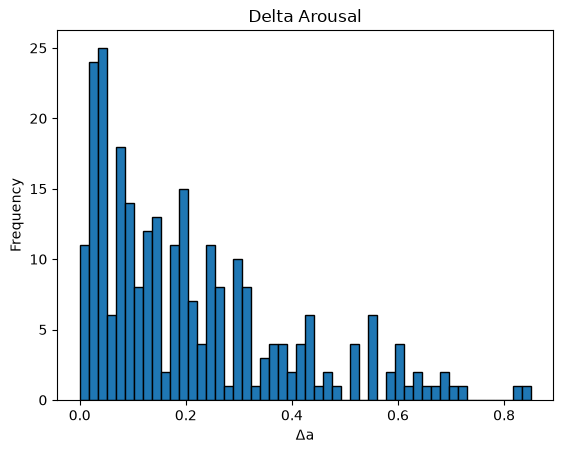
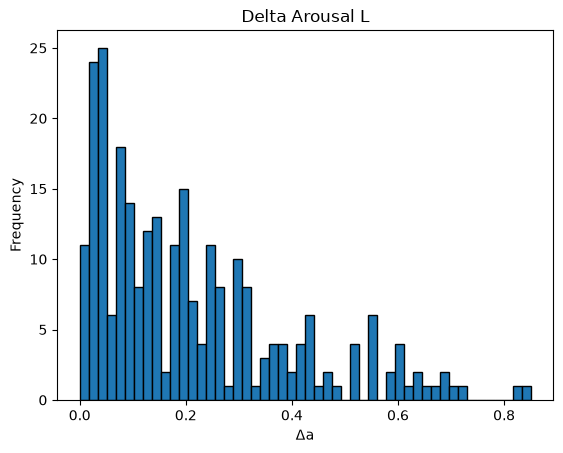
The change to this notebook cell's code, shown as a diff; its figure went from the first image to the second:
--- before
+++ after
@@ -4,7 +4,5 @@
 
 # 設定
-q = 95
 sp = "L"
-f = "a"
 
 # 入力ファイル
@@ -16,5 +14,5 @@
 # ヒストグラム
 plt.hist(df["delta_arousal"], bins=50, edgecolor="black")
-plt.title("Delta Arousal")
+plt.title("Delta Arousal L")
 plt.xlabel("Δa")
 plt.ylabel("Frequency")
@@ -22,5 +20,5 @@
 
 plt.hist(df["delta_int_kushinada"], bins=50, edgecolor="black")
-plt.title("Delta Intencity")
+plt.title("Delta Intencity L")
 plt.xlabel("Δint")
 plt.ylabel("Frequency")

Commit: fix hist